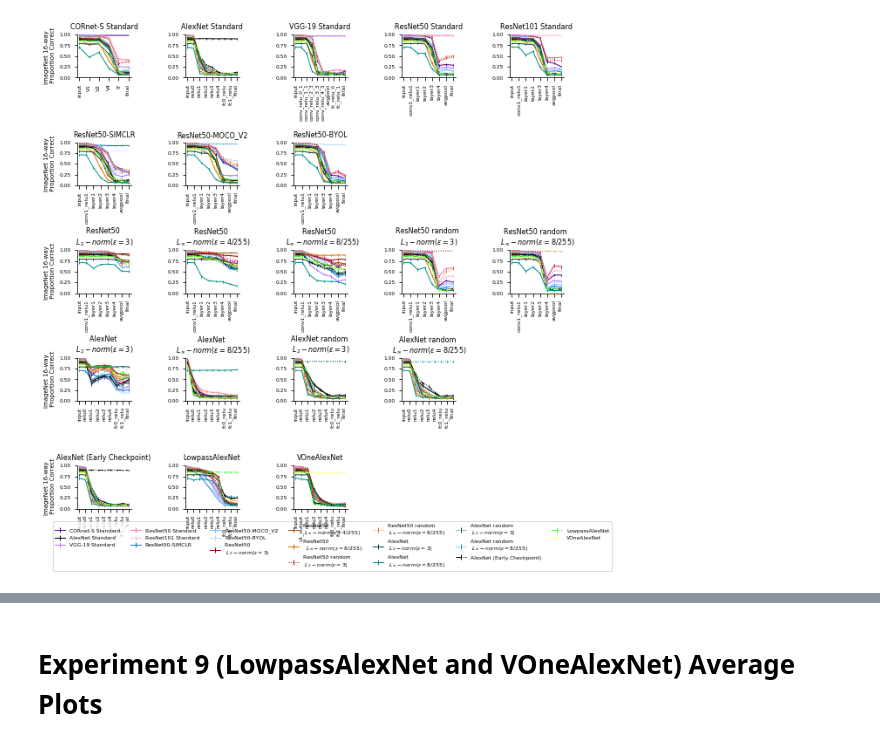
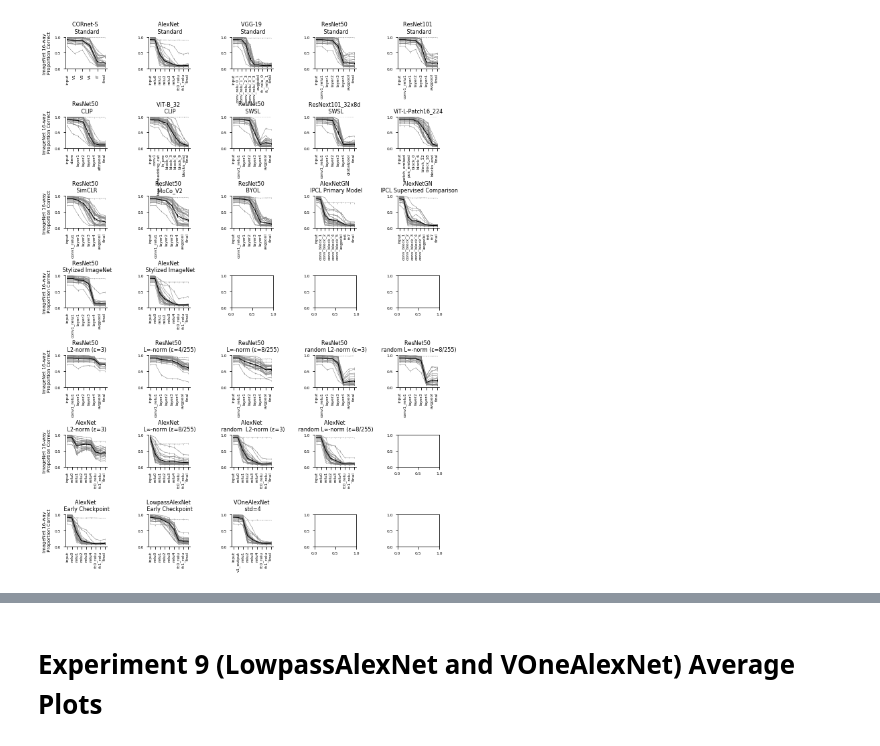
Before and after one commit to jenellefeather/model_metamers_pytorch, a Jupyter notebook: notebooks/VisualNetworkNetworkPredictions.ipynb, the cells around one changed output, grey strips where cells are left out. Saved outputs shown, nothing was run; the diff lists cells and outputs as text; code cells hidden in the pictures.

Commit message:
adding in the public data files for the new experiments and the notebook used for plotting Visual models in Figure 8

```diff
--- a/notebooks/VisualNetworkNetworkPredictions.ipynb
+++ b/notebooks/VisualNetworkNetworkPredictions.ipynb
@@ -103,0 +34,16 @@ model_types = ['standard','contrastive','adv_trained','rand_trained', 'other']
+# %%
+from model_analysis_folders import all_model_info
+from model_analysis_folders import color_model_info
+
+all_networks_and_layers = all_model_info.ALL_NETWORKS_AND_LAYERS_IMAGES
+
+models_to_evaluate = color_model_info.visual_models_to_plot
+
+# These models were not given specific colors/line styles, so we add them here.
+if 'alexnet_early_checkpoint' not in models_to_evaluate:
+    extra_models = ["alexnet_early_checkpoint",
+                    "alexnet_reduced_aliasing_early_checkpoint",
+                    "vonealexnet_gaussian_noise_std4_fixed"]
+    models_to_evaluate.extend(extra_models)
+
+network_network_folder = 'network_network_evaluations'
@@ -104,69 +120,89 @@ model_types = ['standard','contrastive','adv_trained','rand_trained', 'other']
 # %%
 # Raw data -- all models. 16 way predictions because that is what the humans did (and this is how we validated the metamers)
+model_types = ['standard','contrastive','adv_trained','rand_trained', 'other',
+               'shape_trained','large_dataset','ipcl']
 
-current_row = 0
+# Goal -- store the predictions for each model-layer pair.
+# Plot everything as we go just so we see what we are doing...
+
+# Different plot numbering here to account for the new paper ordering.
+plot_num = [0,0,
+            0,0,0,
+            2,2,2,
+            4,4,4,
+            4,4,
+            5,5,
+            5,5,
+            3,3,
+            1,1,1,1,1,
+            2,2,
+            6,6,6,
+            ]
+
+current_column_dict = {n:0 for n in set(plot_num)}
 subplot_idx=0
-num_rows = 5
+num_rows = max(np.array(plot_num))+1
 num_columns = 5
 fig, axs = plt.subplots(num_rows, num_columns, figsize=(2*num_columns,2*num_rows),
                         gridspec_kw={'hspace': 1.5, 'wspace': 1})
 
 all_other_nets_evals = {}
 
 # These will group together the MEASUREMENTS from a given model type.
 all_other_nets_evals_by_type = {}
 
 for met_mod_idx, metamer_model in enumerate(models_to_evaluate):
+    current_row = plot_num[met_mod_idx]
+    current_column = current_column_dict[current_row]
+
     all_other_nets_evals[metamer_model] = {}
     all_other_nets_evals_by_type[metamer_model] = {}
     metamer_model_layers = all_model_info.ALL_NETWORKS_AND_LAYERS_IMAGES[metamer_model]['layers']
-    model_name = all_model_info.ALL_NETWORKS_AND_LAYERS_IMAGES[metamer_model]['paper_name']
     for layer in metamer_model_layers:
         all_other_nets_evals[metamer_model][layer] = []
         all_other_nets_evals_by_type[metamer_model][layer] = {m_type:[] for m_type in model_types}
     for measured_model in models_to_evaluate:
         measured_model_info = all_model_info.ALL_NETWORKS_AND_LAYERS_IMAGES[measured_model]
         pckl_path = os.path.join(measured_model_info['location'], network_network_folder, 'accuracy_on_metamers_from_%s.pckl'%metamer_model)
         try:
             eval_pckl = pckl.load(open(pckl_path, 'rb'))
         except FileNotFoundError:
             print('Missing %s'%pckl_path)
         # Store the data here.
         for layer in metamer_model_layers:
-            all_other_nets_evals[metamer_model][layer].append(eval_pckl['average_correct_16'][layer])
-            all_other_nets_evals_by_type[metamer_model][layer][models_by_type[measured_model]].append(eval_pckl['average_correct_16'][layer])
-        axs[current_row, subplot_idx].errorbar(range(len(metamer_model_layers)),
+            if measured_model!=metamer_model:
+                all_other_nets_evals[metamer_model][layer].append(eval_pckl['average_correct_16'][layer])
+                all_other_nets_evals_by_type[metamer_model][layer][models_by_type[measured_model]].append(eval_pckl['average_correct_16'][layer])
+        if measured_model==metamer_model:
+            this_plot_linestyle = '--'
+        else:
+            this_plot_linestyle = '-'
+        axs[current_row, current_column].errorbar(range(len(metamer_model_layers)),
                  [eval_pckl['average_correct_16'][layer] for layer in metamer_model_layers],
                      yerr=[eval_pckl['bootstrap_sem_16'][layer] for layer in metamer_model_layers],
-                 color=model_cmap_dict[measured_model],
-                 linewidth=1,
-                 ls=model_style_dict[measured_model])
-    axs[current_row, subplot_idx].set_title(model_name, fontsize=8)
-    axs[current_row, subplot_idx].set_ylim([0,1])
-    if subplot_idx==0:
-        axs[current_row, subplot_idx].set_ylabel('ImageNet 16-way \n Proportion Correct', fontsize=7)
-    if (current_row==(num_rows-1)) and subplot_idx==0:
-        axs[current_row, subplot_idx].legend([all_model_info.ALL_NETWORKS_AND_LAYERS_IMAGES[name]['paper_name'] for name in models_to_evaluate], loc='lower left', bbox_to_anchor=(-0.5, -1.5), fontsize=6, ncol=7)
+                 color='grey',
+                 linewidth=0.5,
+                 ls=this_plot_linestyle)
+    # plot the average
+    axs[current_row, current_column].errorbar(range(len(metamer_model_layers)),
+             [np.mean(np.array(all_other_nets_evals[metamer_model][layer])) for layer in metamer_model_layers],
+                 yerr=[np.std(np.array(all_other_nets_evals[metamer_model][layer]))/np.sqrt(len(all_other_nets_evals[metamer_model][layer])) for layer in metamer_model_layers],
+             color='k',
+             linewidth=1,
+             ls='-')
 
-    axs[current_row, subplot_idx].set_xticks(range(len(metamer_model_layers)))
-    axs[current_row, subplot_idx].set_xticklabels(labels=[layer.split('_fake_relu')[0].split('_after_preproc')[0] for layer in metamer_model_layers], rotation=90, fontsize=6)
+    axs[current_row, current_column].set_title(models_by_name[metamer_model], fontsize=8)
+    axs[current_row, current_column].set_ylim([0,1])
+    if current_column==0:
+        axs[current_row, current_column].set_ylabel('ImageNet 16-way \n Proportion Correct', fontsize=7)
+    axs[current_row, current_column].set_xticks(range(len(metamer_model_layers)))
+    axs[current_row, current_column].set_xticklabels(labels=[layer.split('_fake_relu')[0].split('_after_preproc')[0] for layer in metamer_model_layers], rotation=90, fontsize=6)
     # Hide the right and top spines
-    axs[current_row, subplot_idx].spines['right'].set_visible(False)
-    axs[current_row, subplot_idx].spines['top'].set_visible(False)
+    axs[current_row, current_column].spines['right'].set_visible(False)
+    axs[current_row, current_column].spines['top'].set_visible(False)
 
-    try:
-        if plot_num[met_mod_idx+1]!=current_row:
-            for k in range(subplot_idx+1,num_columns):
-                axs[current_row,k].set_axis_off()
-            current_row+=1
-            subplot_idx=0
-        else:
-            subplot_idx+=1
-    except IndexError:
-        for k in range(subplot_idx+1,num_columns):
-            axs[current_row,k].set_axis_off()
-        continue
+    current_column_dict[current_row]+=1
 
 plt.savefig('vision_model_model_comparisons.pdf')
 # %% [output]
-[figure, old version]
+[figure, new version]
```
Also changed, not shown: parts of 16 cells of this notebook, 27 other files.
